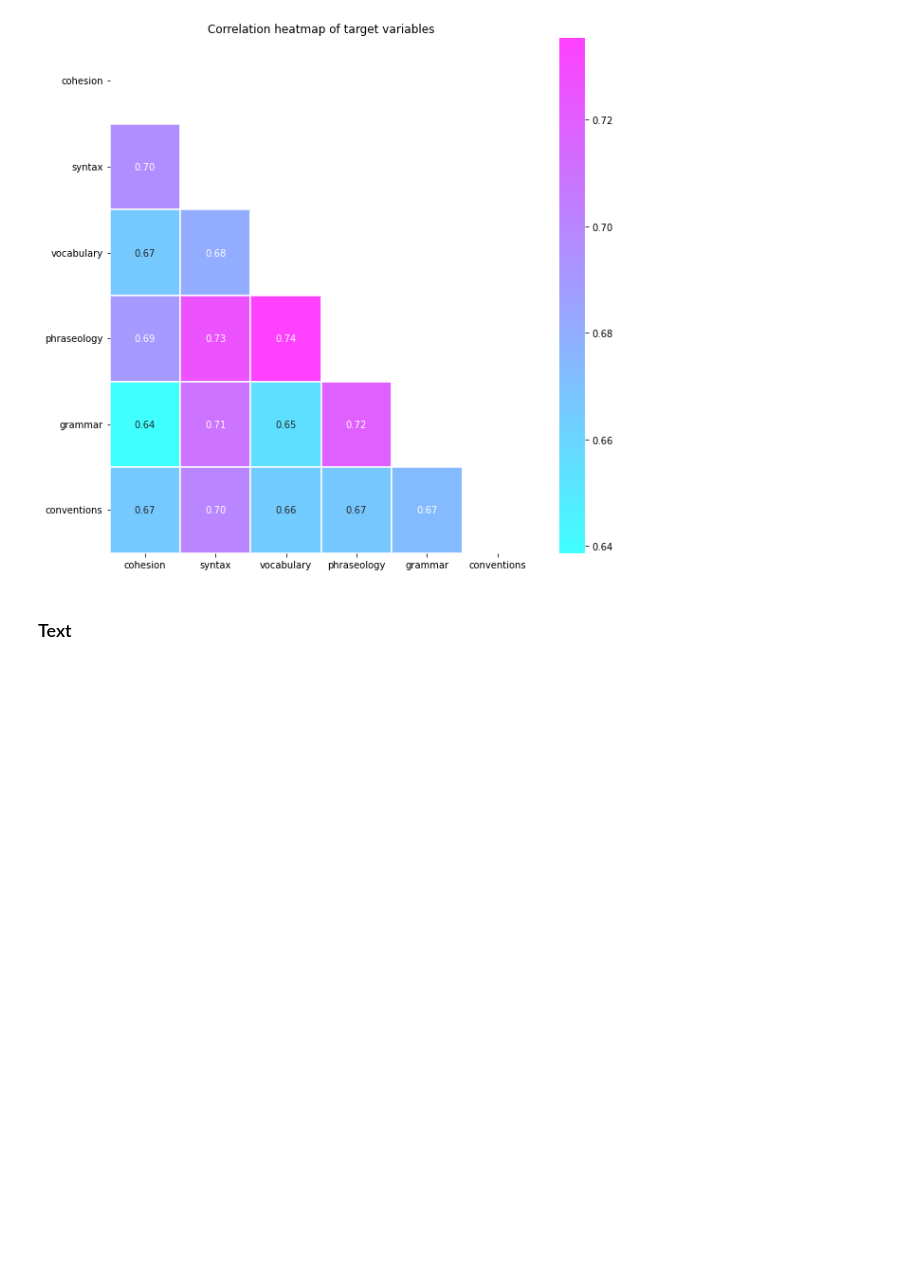
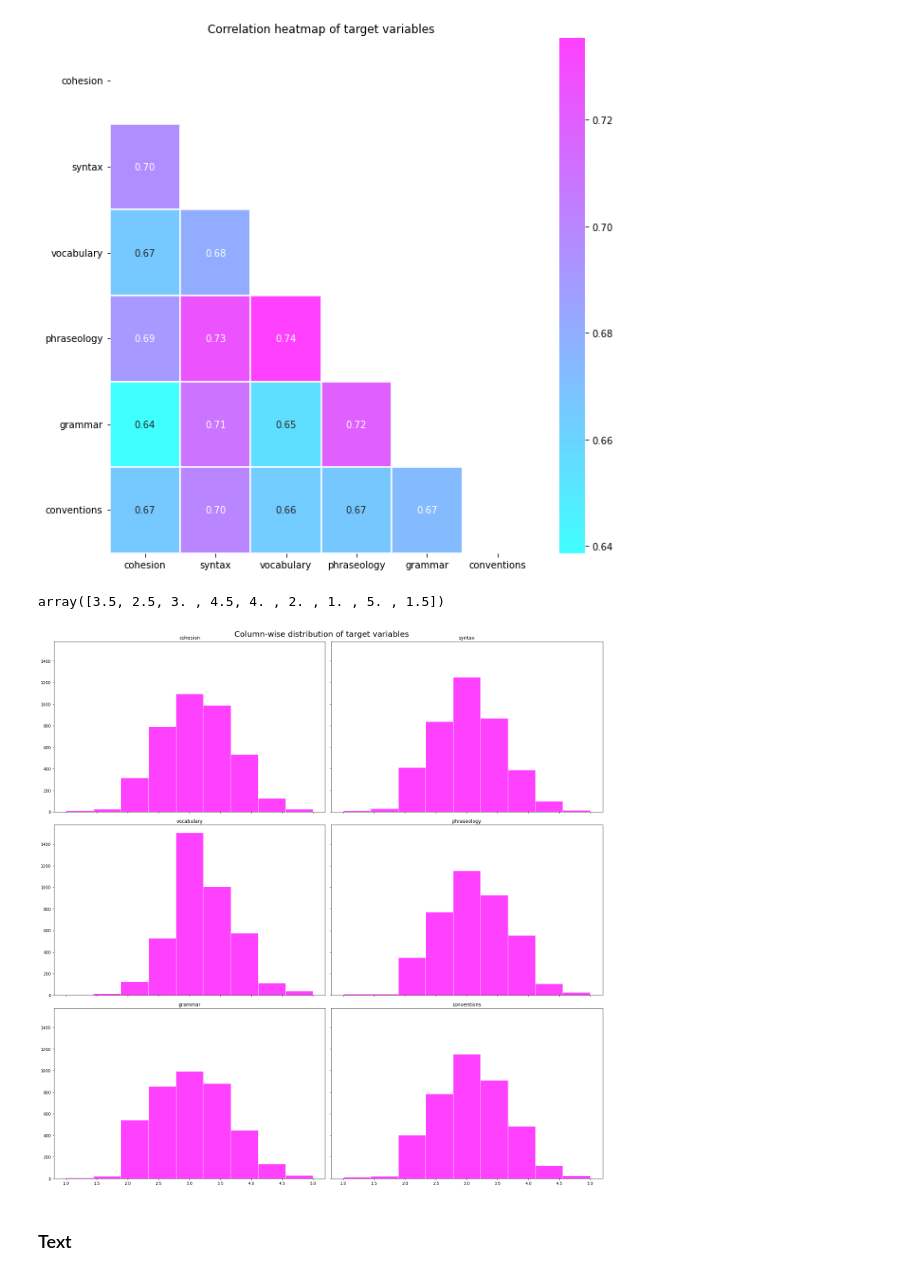
Before and after one commit to tripnv/fbp2-kaggle, a Jupyter notebook: eda.ipynb, the cells around one changed output. Saved outputs shown, nothing was run; the diff lists cells and outputs as text; code cells hidden in the pictures; blank space fills up the shorter version.

```diff
--- a/eda.ipynb
+++ b/eda.ipynb
@@ -251,6 +258,21 @@ plt.yticks(rotation = 0)
 plt.show()
 # %% [output]
 [figure]
+# %%
+train[TARGET_COLUMNS].cohesion.unique()
+# %% [output]
+array([3.5, 2.5, 3. , 4.5, 4. , 2. , 1. , 5. , 1.5])
+# %%
+columnwise_targets = train[TARGET_COLUMNS]
+columnwise_targets.hist(figsize = (20,20), sharex = True, sharey = True, grid = False, bins = 9, edgecolor='white', color = COLORS[0], align='mid', alpha = .75)
+
+plt.suptitle('Column-wise distribution of target variables', fontsize = 20)
+
+
+plt.tight_layout()
+plt.show()
+# %% [output]
+[figure, added]
 # %% [markdown]
 ### Text
 # %%
```
Also changed, not shown: parts of 14 cells of this notebook.
